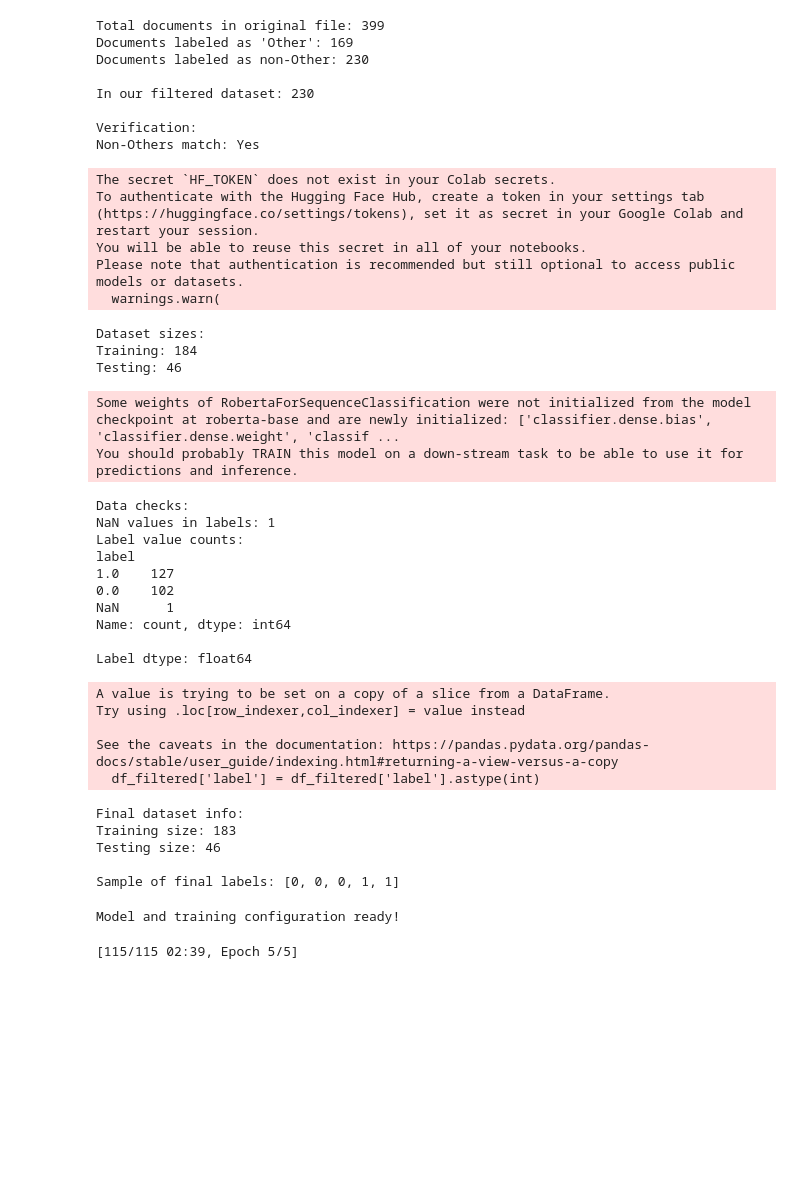
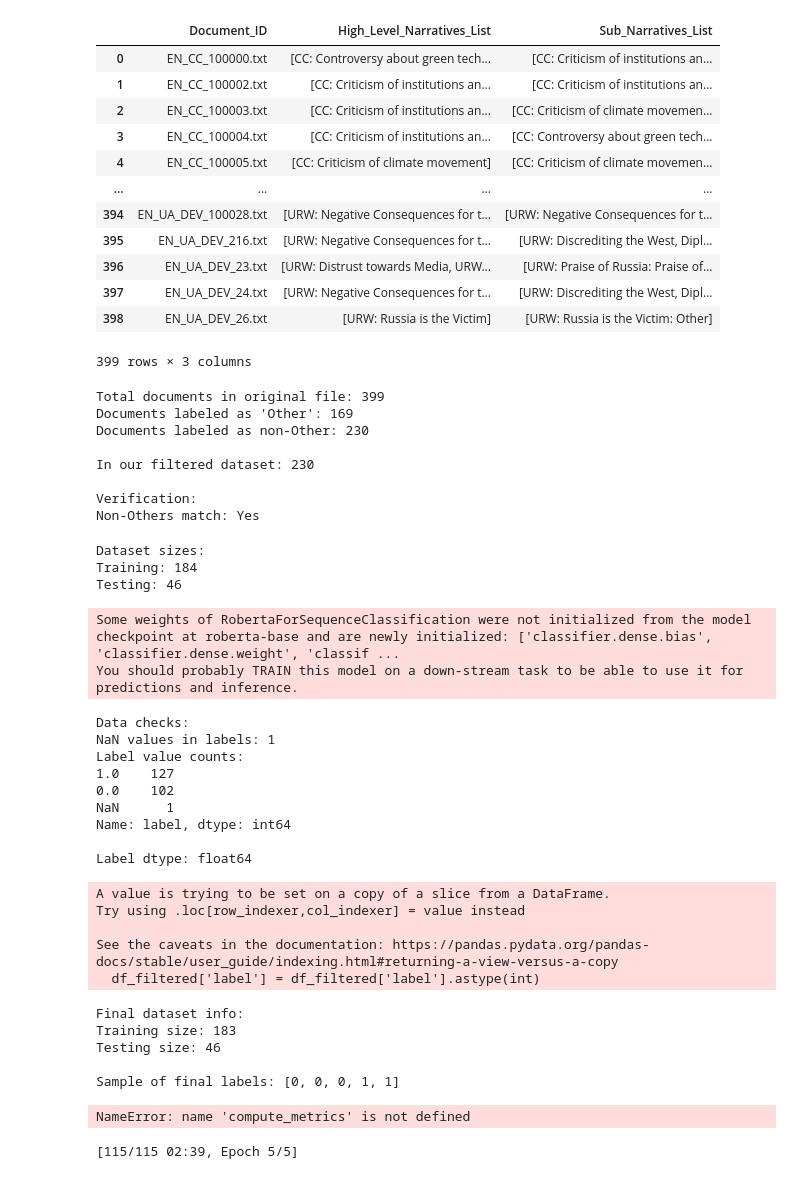
Before and after one commit to parsaeisa/Narrangers, a Jupyter notebook: URW_CC_bin_classification.ipynb, the cells around one changed output. Saved outputs shown, nothing was run; the diff lists cells and outputs as text; code cells hidden in the pictures; blank space fills up the shorter version.

```diff
--- a/URW_CC_bin_classification.ipynb
+++ b/URW_CC_bin_classification.ipynb
@@ -10,16 +10,20 @@ from datasets import Dataset
 file_path = 'data\EN\subtask-2-annotations.txt'
 df = pd.read_csv(file_path, sep="\t", header=None, names=["Document_ID", "High_Level_Narratives", "Sub_Narratives"])
 
-# Group by Document_ID and aggregate narratives
 df = df.groupby("Document_ID").agg({
     "High_Level_Narratives": lambda x: list(set(";".join(x).split(";"))),
     "Sub_Narratives": lambda x: list(set(";".join(x).split(";")))
 }).reset_index()
 
+df.rename(columns={
+    "High_Level_Narratives": "High_Level_Narratives_List",
+    "Sub_Narratives": "Sub_Narratives_List"
+}, inplace=True)
+
 # Print basic information
 print("Total number of documents:", len(df))
 print("\nSample of the data:")
-df['High_Level_Narratives'][0]
+df.head()
 # %% [output]
 Total number of documents: 399
 
@@ -119,2 +118,18 @@ Pentagon plans to serve LAB-GROWN MEAT to troops in the name of climate change
+# %%
+df
+# %% [output]
+|  | Document_ID | High_Level_Narratives_List | Sub_Narratives_List |
+| 0 | EN_CC_100000.txt | [CC: Controversy about green tech... | [CC: Criticism of institutions an... |
+| 1 | EN_CC_100002.txt | [CC: Criticism of institutions an... | [CC: Criticism of institutions an... |
+| 2 | EN_CC_100003.txt | [CC: Criticism of institutions an... | [CC: Criticism of climate movemen... |
+| 3 | EN_CC_100004.txt | [CC: Criticism of institutions an... | [CC: Controversy about green tech... |
+| 4 | EN_CC_100005.txt | [CC: Criticism of climate movement] | [CC: Criticism of climate movemen... |
+| ... | ... | ... | ... |
+| 394 | EN_UA_DEV_100028.txt | [URW: Negative Consequences for t... | [URW: Negative Consequences for t... |
+| 395 | EN_UA_DEV_216.txt | [URW: Negative Consequences for t... | [URW: Discrediting the West, Dipl... |
+| 396 | EN_UA_DEV_23.txt | [URW: Distrust towards Media, URW... | [URW: Praise of Russia: Praise of... |
+| 397 | EN_UA_DEV_24.txt | [URW: Negative Consequences for t... | [URW: Discrediting the West, Dipl... |
+| 398 | EN_UA_DEV_26.txt | [URW: Russia is the Victim] | [URW: Russia is the Victim: Other] |
+399 rows × 3 columns
 # %%
 # Load original data again to check
@@ -154,12 +169,12 @@ MODEL_NAME = "roberta-base"  # We can experiment with different models
 tokenizer = AutoTokenizer.from_pretrained(MODEL_NAME)
 
 # Create HuggingFace dataset
-dataset = Dataset.from_pandas(df_filtered[['text', 'label']])
+dataset = Dataset.from_pandas(df_filtered[['Text', 'label']])
 
 # Tokenize function
 def tokenize_function(examples):
     return tokenizer(
-        examples['text'],
+        examples['Text'],
         padding="max_length",
         truncation=True,
         max_length=512  # RoBERTa's maximum sequence length
@@ -175,14 +190,9 @@ print("Dataset sizes:")
 print(f"Training: {len(train_test['train'])}")
 print(f"Testing: {len(train_test['test'])}")
 # %% [output]
-The secret `HF_TOKEN` does not exist in your Colab secrets.
-To authenticate with the Hugging Face Hub, create a token in your settings tab (https://huggingface.co/settings/tokens), set it as secret in your Google Colab and restart your session.
-You will be able to reuse this secret in all of your notebooks.
-Please note that authentication is recommended but still optional to access public models or datasets.
-  warnings.warn(
+Dataset sizes:
+Training: 184
+Testing: 46
-Dataset sizes:
-Training: 184
-Testing: 46
 # %%
 from transformers import TrainingArguments, Trainer
 from sklearn.metrics import accuracy_score, precision_recall_fscore_support
@@ -206,12 +216,12 @@ df_filtered = df_filtered.dropna(subset=['label'])  # Remove rows with NaN label
 df_filtered['label'] = df_filtered['label'].astype(int)
 
 # Create dataset
-dataset = Dataset.from_pandas(df_filtered[['text', 'label']])
+dataset = Dataset.from_pandas(df_filtered[['Text', 'label']])
 
 # Tokenize the dataset
 tokenized_dataset = dataset.map(
     lambda examples: tokenizer(
-        examples['text'],
+        examples['Text'],
         padding="max_length",
         truncation=True,
         max_length=512
@@ -263,11 +273,10 @@ You should probably TRAIN this model on a down-stream task to be able to use it
 Data checks:
 NaN values in labels: 1
 Label value counts:
-label
 1.0    127
 0.0    102
 NaN      1
-Name: count, dtype: int64
+Name: label, dtype: int64
 
 Label dtype: float64
 A value is trying to be set on a copy of a slice from a DataFrame.
@@ -280,7 +289,7 @@ Training size: 183
 Testing size: 46
 
 Sample of final labels: [0, 0, 0, 1, 1]
-Model and training configuration ready!
+NameError: name 'compute_metrics' is not defined
 # %%
 # Train the model
 training_results = trainer.train()
```
Also changed, not shown: parts of 6 cells of this notebook.
